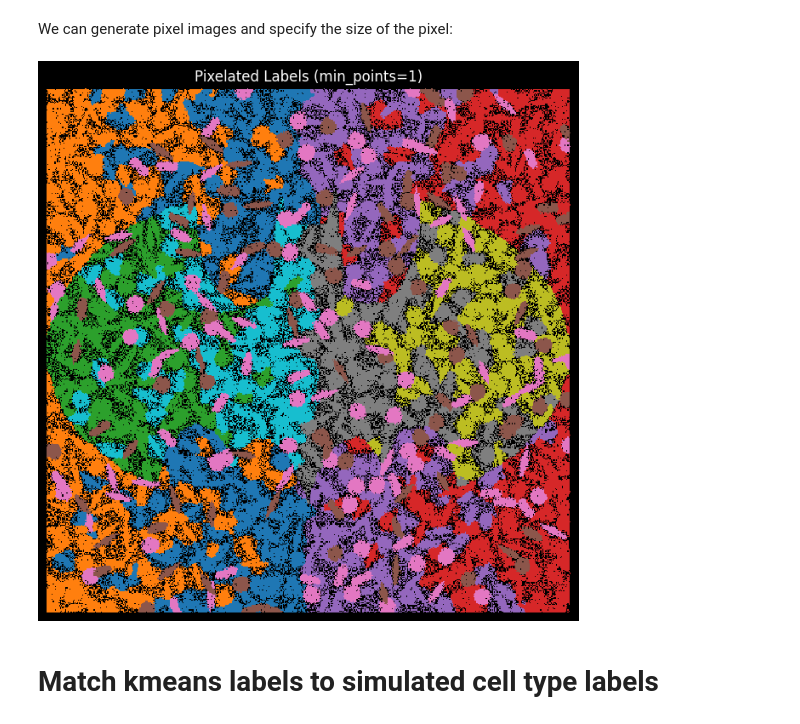
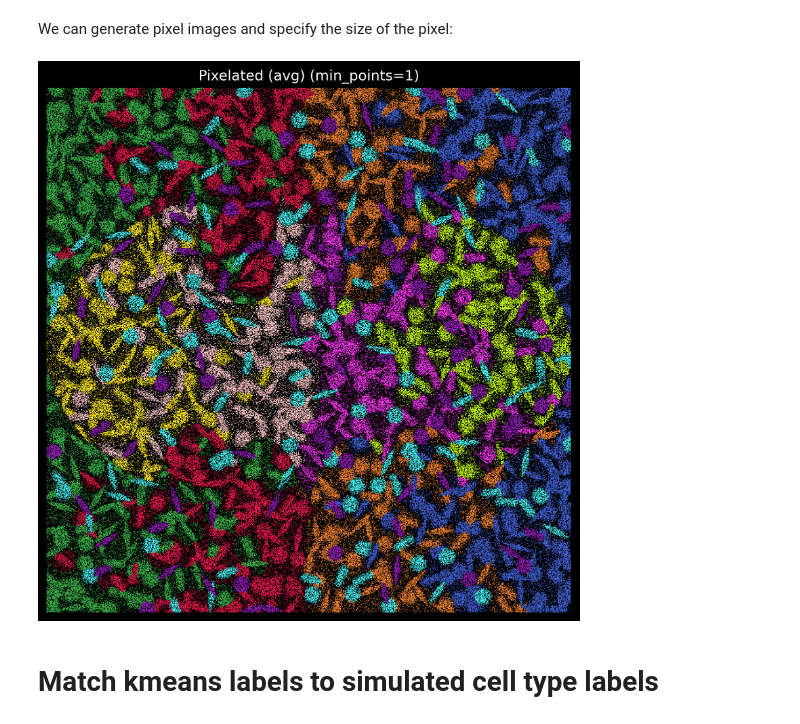
Before and after one commit to ruqianl/spatialrna_docs, a Jupyter notebook: notebooks/02_Quick_start_simulation_data.ipynb, the cells around one changed output. Saved outputs shown, nothing was run; the diff lists cells and outputs as text; code cells hidden in the pictures.

```diff
--- a/notebooks/02_Quick_start_simulation_data.ipynb
+++ b/notebooks/02_Quick_start_simulation_data.ipynb
@@ -361,14 +361,27 @@ File:      /mnt/beegfs/mccarthy/general/backed_up/rlyu/Projects/spatialrna_dev0.
 Type:      function
 # %% [markdown]
 We can generate pixel images and specify the size of the pixel:
+# %%
+colors = ['#e6194b', '#3cb44b', '#ffe119', '#4363d8', '#f58231',
+'#911eb4', '#46f0f0', '#f032e6', '#bcf60c', '#fabebe', '#008080','#e6beff',
+ '#9a6324', '#fffac8', '#800000', '#aaffc3', '#808000', '#ffd8b1',
+ '#000075', '#808080', '#ffffff', '#000000']
+#len(colors)
+customise_cmap_k15 = dict(zip([x for x in range(10)],colors))
 # %%
 import matplotlib.pyplot as plt
 
 plt.rcParams['figure.facecolor'] = 'black'
 plt.style.use('dark_background')
-p_fig,ax = viz.plot_pixel(tx_meta = tx_meta_with_clusters,pixel_size=1,min_points=1, background_color="black",dpi=100)
+p_fig,ax = viz.plot_pixel(tx_meta = tx_meta_with_clusters,
+                          pixel_size=0.5,
+                          min_points=1,
+                          cmap=customise_cmap_k15,
+                          background_color="black",
+                          join_method="avg",
+                          dpi=300,figsize=(8,8))
 # %% [output]
-[figure, old version]
+[figure, new version]
 # %% [markdown]
 # Match kmeans labels to simulated cell type labels
 # %% [markdown]
```
Also changed, not shown: parts of 3 cells of this notebook.
